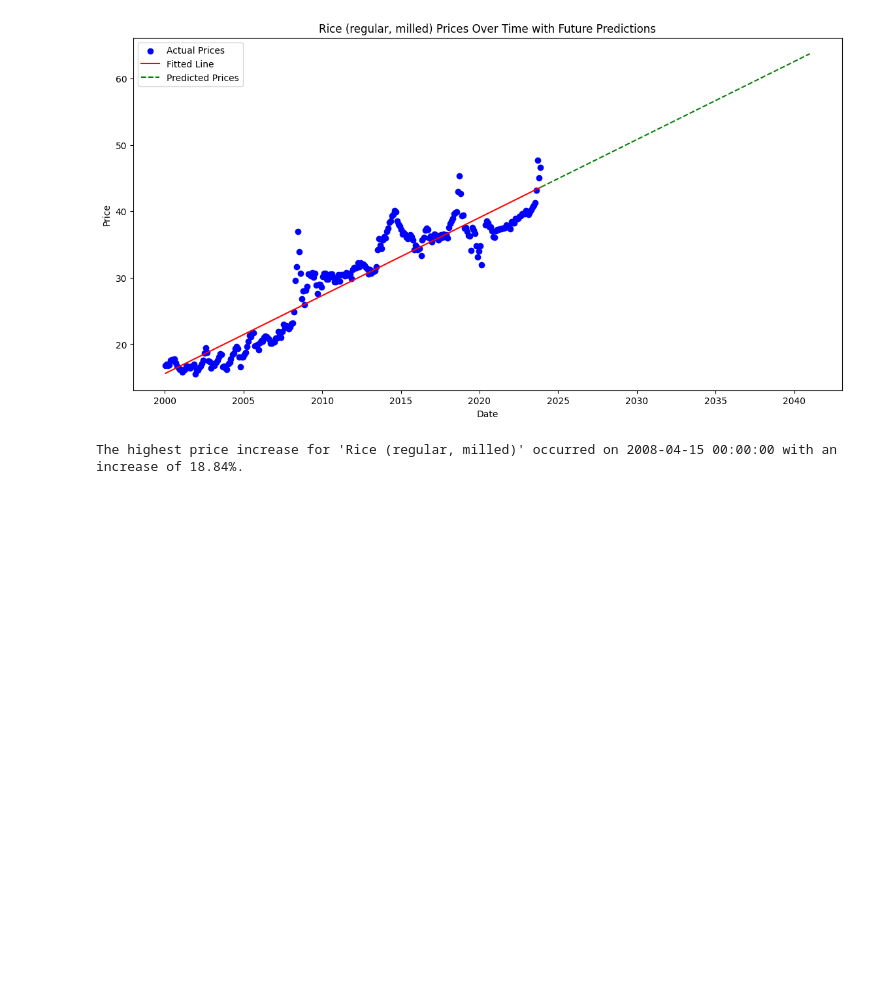
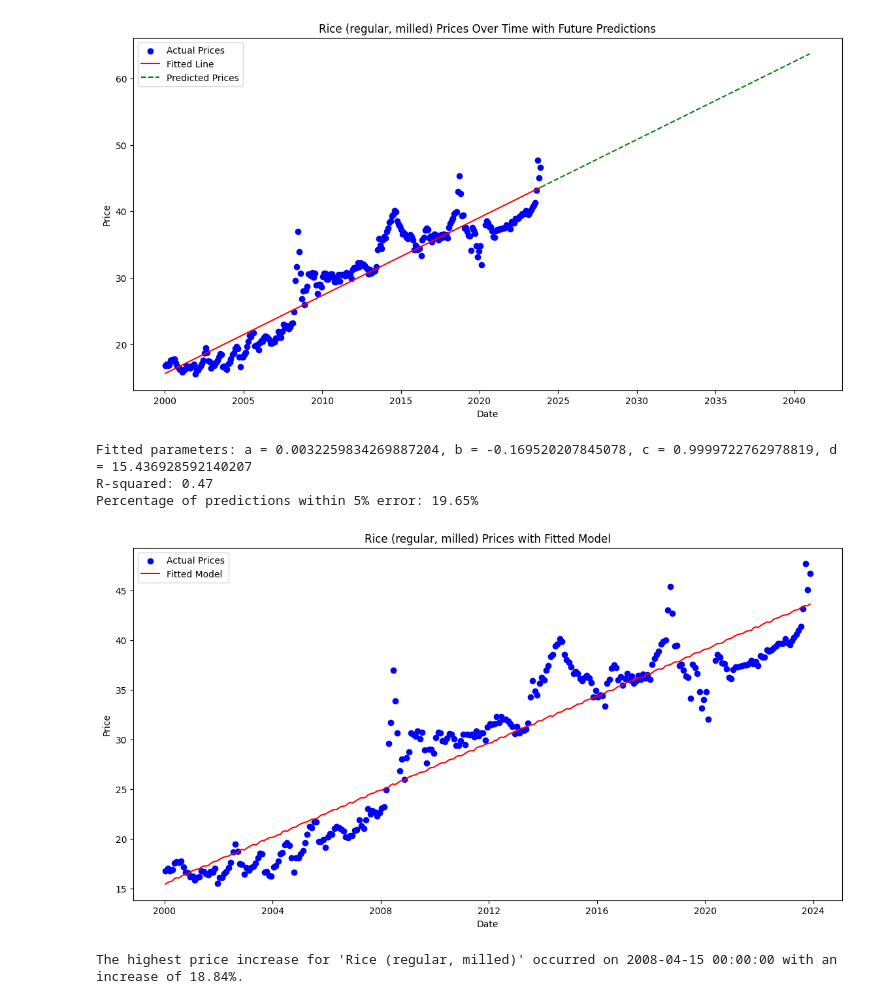
Before and after one commit to jkcte/food-data-philippines-2000-2023-per-day, a Jupyter notebook: foodDataInformation.ipynb, the cells around one changed output. Saved outputs shown, nothing was run; the diff lists cells and outputs as text; code cells hidden in the pictures; blank space fills up the shorter version.

Commit message:
Update foodDataInformation.ipynb
curve fit

```diff
--- a/foodDataInformation.ipynb
+++ b/foodDataInformation.ipynb
@@ -166,6 +166,57 @@ plt.legend()
 plt.show()
 # %% [output]
 [figure]
+# %%
+from scipy.optimize import curve_fit
+
+# Define the model function
+def model_func(x, a, b, c, d):
+    return a * x - b * np.abs(np.sin(c * x)) + d
+
+# Prepare the data for modeling
+x = np.array((rice_prices.index - rice_prices.index[0]).days)
+y = rice_prices['Rice (regular, milled)'].values
+
+# Fit the model to the data
+params, _ = curve_fit(model_func, x, y, maxfev=10000)
+
+# Extract the parameters
+a, b, c, d = params
+print(f"Fitted parameters: a = {a}, b = {b}, c = {c}, d = {d}")
+# Calculate the residuals
+residuals = y - y_pred
+
+# Calculate the sum of squared residuals
+ss_res = np.sum(residuals**2)
+
+# Calculate the total sum of squares
+ss_tot = np.sum((y - np.mean(y))**2)
+
+# Calculate R-squared
+r_squared = 1 - (ss_res / ss_tot)
+print(f"R-squared: {r_squared:.2f}")
+
+# Calculate the percentage of predictions within 5% error
+within_5_percent = np.sum(np.abs(residuals / y) <= 0.05) / len(y) * 100
+print(f"Percentage of predictions within 5% error: {within_5_percent:.2f}%")
+
+# Make predictions using the fitted model
+y_pred = model_func(X, a, b, c, d)
+
+# Plot the results
+plt.figure(figsize=(14, 7))
+plt.scatter(rice_prices.index, rice_prices['Rice (regular, milled)'], color='blue', label='Actual Prices')
+plt.plot(rice_prices.index, y_pred, color='red', label='Fitted Model')
+plt.title('Rice (regular, milled) Prices with Fitted Model')
+plt.xlabel('Date')
+plt.ylabel('Price')
+plt.legend()
+plt.show()
+# %% [output]
+Fitted parameters: a = 0.0032259834269887204, b = -0.169520207845078, c = 0.9999722762978819, d = 15.436928592140207
+R-squared: 0.47
+Percentage of predictions within 5% error: 19.65%
+[figure, added]
 # %%
 # Find the date with the highest price increase for 'Rice (regular, milled)'
 rice_price_increase = price_increase['Rice (regular, milled)']
```
Also changed, not shown: parts of 2 cells of this notebook.
